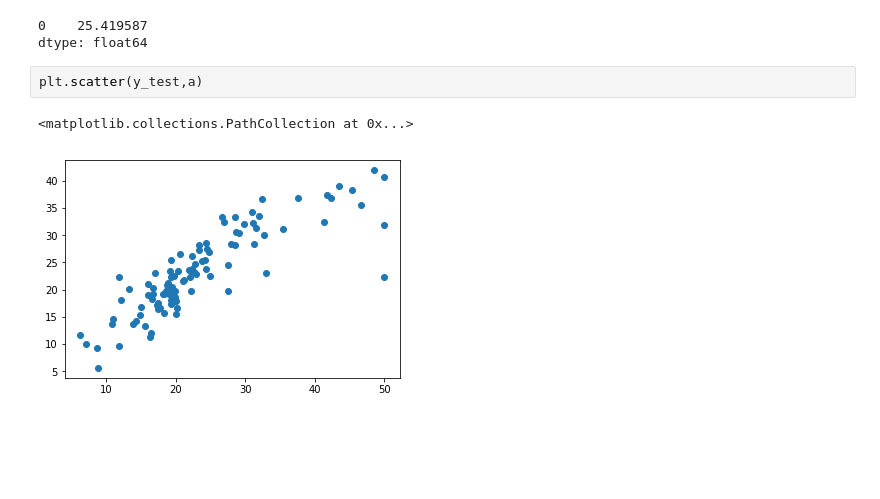
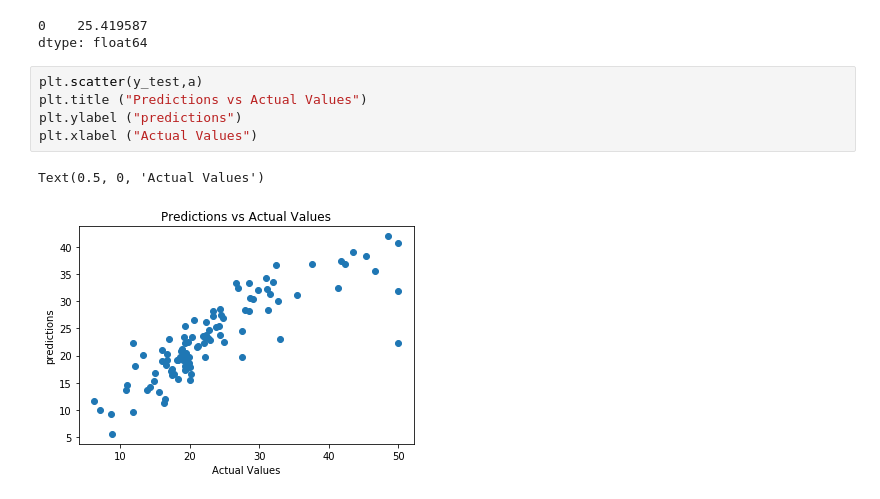
Before and after one commit to CMOKEIRA/MachineLearning, a Jupyter notebook: Machine Learning Boston Catherine .ipynb, the cells around one changed output. Saved outputs shown, nothing was run; the diff lists cells and outputs as text; blank space fills up the shorter version.

Commit message:
Deleted a file and added a labels and titles to graph

```diff
--- a/Machine Learning Boston Catherine .ipynb
+++ b/Machine Learning Boston Catherine .ipynb
@@ -133,8 +133,11 @@ np.mean((a-y_test)**2)
 # %% [output]
 0    25.419587
 dtype: float64
-# %%
-plt.scatter(y_test,a)
-# %% [output]
-<matplotlib.collections.PathCollection at 0x...>
-[figure, removed]
+# %%
+plt.scatter(y_test,a)
+plt.title ("Predictions vs Actual Values")
+plt.ylabel ("predictions")
+plt.xlabel ("Actual Values")
+# %% [output]
+Text(0.5, 0, 'Actual Values')
+[figure, added]
```
Also changed, not shown: 1 other file.
